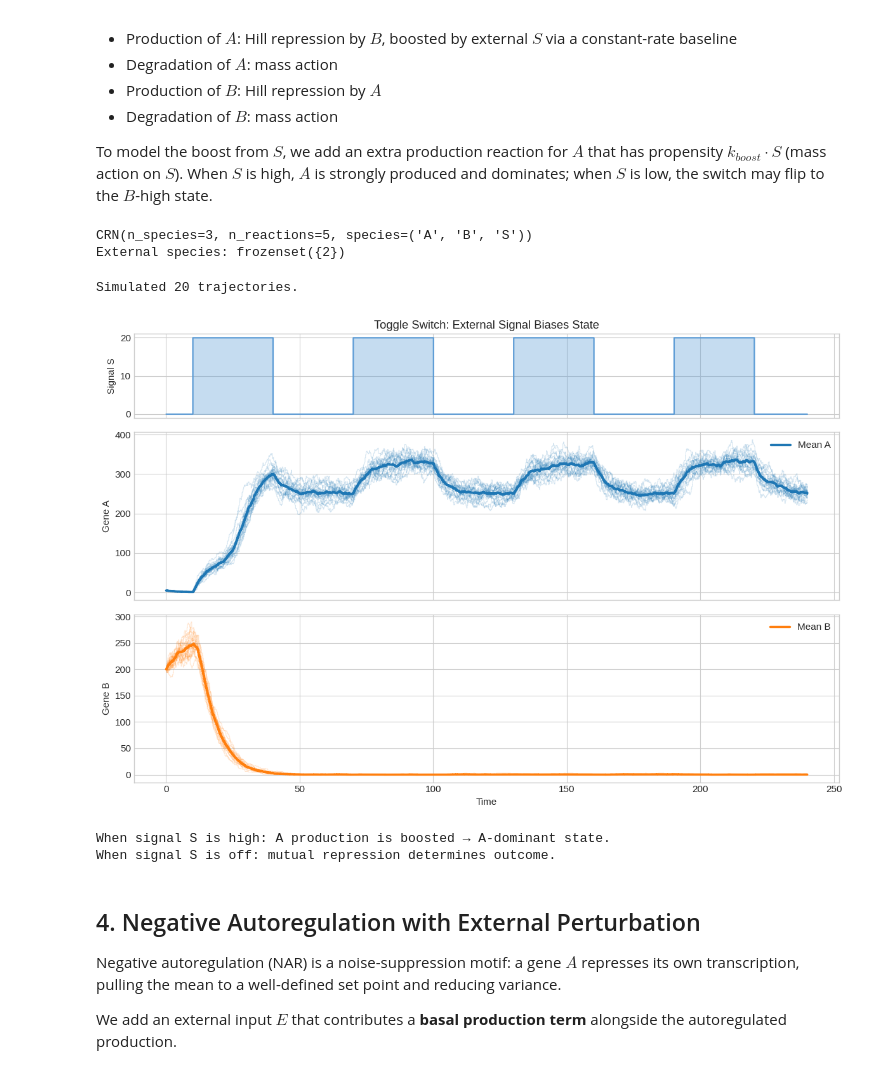
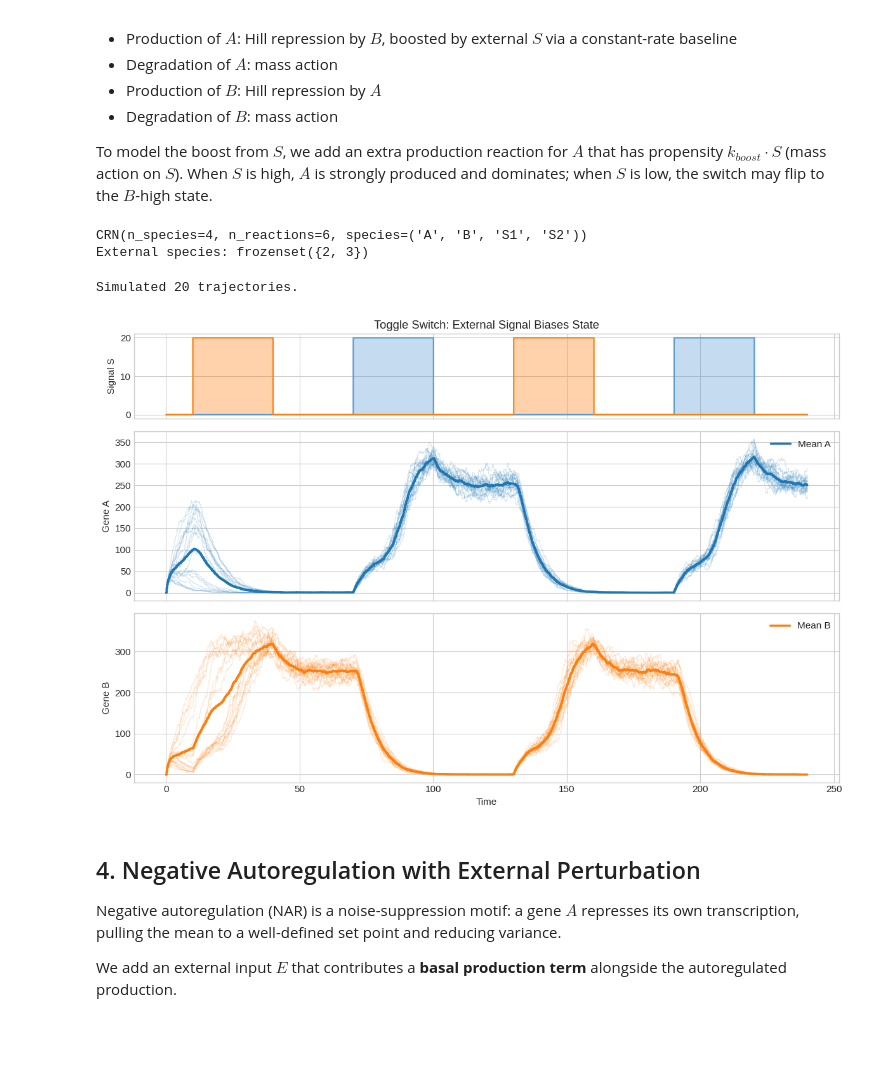
Before and after one commit to Mijan/CRN_Surrogate, a Jupyter notebook: notebooks/05_external_inputs.ipynb, the cells around one changed output. Saved outputs shown, nothing was run; the diff lists cells and outputs as text; code cells hidden in the pictures; blank space fills up the shorter version.

Commit message:
updated toggle switch example

```diff
--- a/notebooks/05_external_inputs.ipynb
+++ b/notebooks/05_external_inputs.ipynb
@@ -224,73 +224,88 @@ k_deg   = 0.2    # degradation rate
 k_boost = 0.8    # boost per unit external signal
 
 # Reactions: stoichiometry [A, B, S]
-# Prod A (basal, repressed by B):  [+1, 0, 0]
-# Boost A (from signal S):         [+1, 0, 0]  — depends on S
-# Deg A:                           [-1, 0, 0]
-# Prod B (repressed by A):         [0, +1, 0]
-# Deg B:                           [0, -1, 0]
+# Prod A (basal, repressed by B):  [+1, 0, 0, 0]
+# Boost A (from signal S1):        [+1, 0, 0, 0]  — depends on S1
+# Deg A:                           [-1, 0, 0, 0]
+# Prod B (repressed by A):         [0, +1, 0, 0]
+# Boost B (from signal S2):        [0, +1, 0, 0]  — depends on S2
+# Deg B:                           [0, -1, 0, 0]
 
 crn_toggle = CRN(
     reactions=[
         Reaction(
-            stoichiometry=torch.tensor([1.0, 0.0, 0.0]),
+            stoichiometry=torch.tensor([1.0, 0.0, 0.0, 0.0]),
             propensity=hill_repression(
                 k_max=k_max, k_half=k_half, hill_coefficient=n_hill, species_index=1,
             ),
         ),
         Reaction(
-            stoichiometry=torch.tensor([1.0, 0.0, 0.0]),
+            stoichiometry=torch.tensor([1.0, 0.0, 0.0, 0.0]),
             propensity=mass_action(
                 rate_constant=k_boost,
-                reactant_stoichiometry=torch.tensor([0.0, 0.0, 1.0]),  # depends on S
+                reactant_stoichiometry=torch.tensor([0.0, 0.0, 1.0, 0.0]),  # depends on S1
             ),
         ),
         Reaction(
-            stoichiometry=torch.tensor([-1.0, 0.0, 0.0]),
+            stoichiometry=torch.tensor([-1.0, 0.0, 0.0, 0.0]),
             propensity=mass_action(
                 rate_constant=k_deg,
-                reactant_stoichiometry=torch.tensor([1.0, 0.0, 0.0]),
+                reactant_stoichiometry=torch.tensor([1.0, 0.0, 0.0, 0.0]),
             ),
         ),
         Reaction(
-            stoichiometry=torch.tensor([0.0, 1.0, 0.0]),
+            stoichiometry=torch.tensor([0.0, 1.0, 0.0, 0.0]),
             propensity=hill_repression(
                 k_max=k_max, k_half=k_half, hill_coefficient=n_hill, species_index=0,
             ),
         ),
         Reaction(
-            stoichiometry=torch.tensor([0.0, -1.0, 0.0]),
+            stoichiometry=torch.tensor([0.0, 1.0, 0.0, 0.0]),
+            propensity=mass_action(
+                rate_constant=k_boost,
+                reactant_stoichiometry=torch.tensor([0.0, 0.0, 0.0, 1.0]),  # depends on S2
+            ),
+        ),
+        Reaction(
+            stoichiometry=torch.tensor([0.0, -1.0, 0.0, 0.0]),
             propensity=mass_action(
                 rate_constant=k_deg,
-                reactant_stoichiometry=torch.tensor([0.0, 1.0, 0.0]),
+                reactant_stoichiometry=torch.tensor([0.0, 1.0, 0.0, 0.0]),
             ),
         ),
     ],
-    species_names=['A', 'B', 'S'],
-    external_species=frozenset({2}),  # S is external
+    species_names=['A', 'B', 'S1', 'S2'],
+    external_species=frozenset({2, 3}),  # S is external
 )
 print(crn_toggle)
 print(f"External species: {crn_toggle.external_species}")
 # %% [output]
-CRN(n_species=3, n_reactions=5, species=('A', 'B', 'S'))
-External species: frozenset({2})
+CRN(n_species=4, n_reactions=6, species=('A', 'B', 'S1', 'S2'))
+External species: frozenset({2, 3})
 # %%
 # Periodic pulses: high signal for 30 time units, then off for 30 time units
 # When S is high, A dominates; when S is off, B may take over
 t_max_toggle = 240.0
 
-signal_schedule = repeated_pulse(
-    period=60.0,
-    duty_cycle=0.5,
+signal_schedule_2 = repeated_pulse(
+    period=120.0,
+    duty_cycle=0.25,
     amplitude=20.0,
-    n_pulses=4,
+    n_pulses=2,
+    t_start=70.0,
+    baseline=0.0,
+)
+signal_schedule_3 = repeated_pulse(
+    period=120.0,
+    duty_cycle=0.25,
+    amplitude=20.0,
+    n_pulses=2,
     t_start=10.0,
     baseline=0.0,
 )
-protocol_toggle = InputProtocol(schedules={2: signal_schedule})
+protocol_toggle = InputProtocol(schedules={2: signal_schedule_2, 3: signal_schedule_3})
 
-# Start from B-dominant state to see switching
-x0_toggle = torch.tensor([5.0, 200.0, 0.0])
+x0_toggle = torch.tensor([0.0, 0.0, 0.0, 0.0])
 
 trajs_toggle = [
     ssa.simulate(
@@ -309,7 +324,8 @@ print(f"Simulated {M} trajectories.")
 Simulated 20 trajectories.
 # %%
 t_plot_toggle = np.linspace(0.0, t_max_toggle, 1200)
-signal_vals = signal_schedule.evaluate_array(t_plot_toggle)
+signal_vals_2 = signal_schedule_2.evaluate_array(t_plot_toggle)
+signal_vals_3 = signal_schedule_3.evaluate_array(t_plot_toggle)
 
 grid_toggle = np.stack([
     interpolate_to_grid(traj.times, traj.states, torch.tensor(t_plot_toggle)).numpy()
@@ -320,41 +336,38 @@ fig, (ax_in, ax_A, ax_B) = plt.subplots(
     3, 1, figsize=(12, 8), sharex=True,
     gridspec_kw={'height_ratios': [1, 2, 2]},
 )
 
 # Signal
-ax_in.fill_between(t_plot_toggle, signal_vals, step='post', alpha=0.35, color='#5B9BD5')
-ax_in.step(t_plot_toggle, signal_vals, where='post', color='#5B9BD5', linewidth=1.5)
+ax_in.fill_between(t_plot_toggle, signal_vals_2, step='post', alpha=0.35, color='#5B9BD5')
+ax_in.step(t_plot_toggle, signal_vals_2, where='post', color='#5B9BD5', linewidth=1.5)
+ax_in.fill_between(t_plot_toggle, signal_vals_3, step='post', alpha=0.35, color='tab:orange')
+ax_in.step(t_plot_toggle, signal_vals_3, where='post', color='tab:orange', linewidth=1.5)
 ax_in.set_ylabel('Signal S')
 ax_in.set_title('Toggle Switch: External Signal Biases State')
 
 # Gene A
 for i in range(M):
     ax_A.step(t_plot_toggle, grid_toggle[i, :, 0], where='post',
               color='tab:blue', alpha=0.2, linewidth=0.7)
 ax_A.step(t_plot_toggle, grid_toggle[:, :, 0].mean(axis=0), where='post',
           color='tab:blue', linewidth=2.5, label='Mean A')
 ax_A.set_ylabel('Gene A')
 ax_A.legend(loc='upper right')
 
 # Gene B
 for i in range(M):
     ax_B.step(t_plot_toggle, grid_toggle[i, :, 1], where='post',
               color='tab:orange', alpha=0.2, linewidth=0.7)
 ax_B.step(t_plot_toggle, grid_toggle[:, :, 1].mean(axis=0), where='post',
           color='tab:orange', linewidth=2.5, label='Mean B')
 ax_B.set_ylabel('Gene B')
 ax_B.set_xlabel('Time')
 ax_B.legend(loc='upper right')
 
 plt.tight_layout()
 plt.show()
-
-print("When signal S is high: A production is boosted → A-dominant state.")
-print("When signal S is off: mutual repression determines outcome.")
 # %% [output]
-[figure, old version]
+[figure, new version]
-When signal S is high: A production is boosted → A-dominant state.
-When signal S is off: mutual repression determines outcome.
 # %% [markdown]
 ## 4. Negative Autoregulation with External Perturbation
 
```
